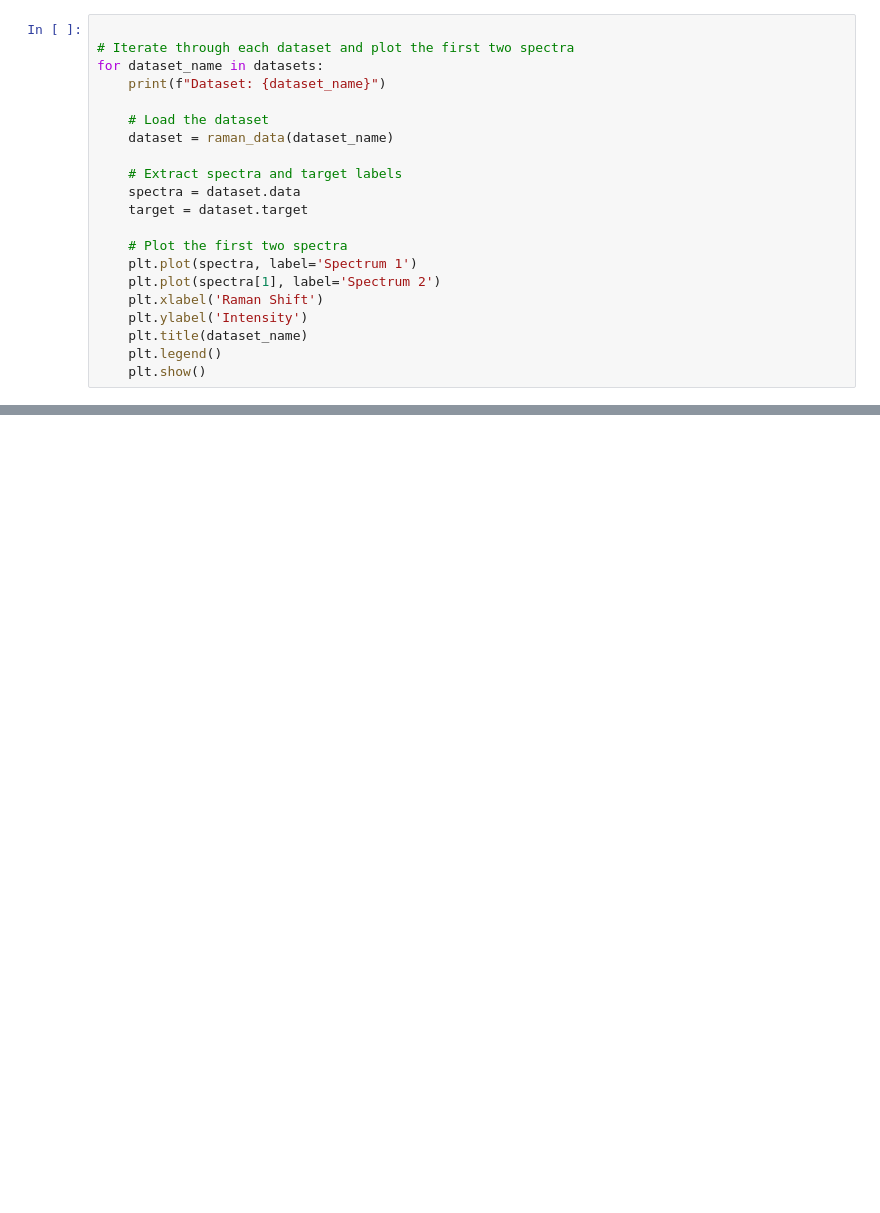
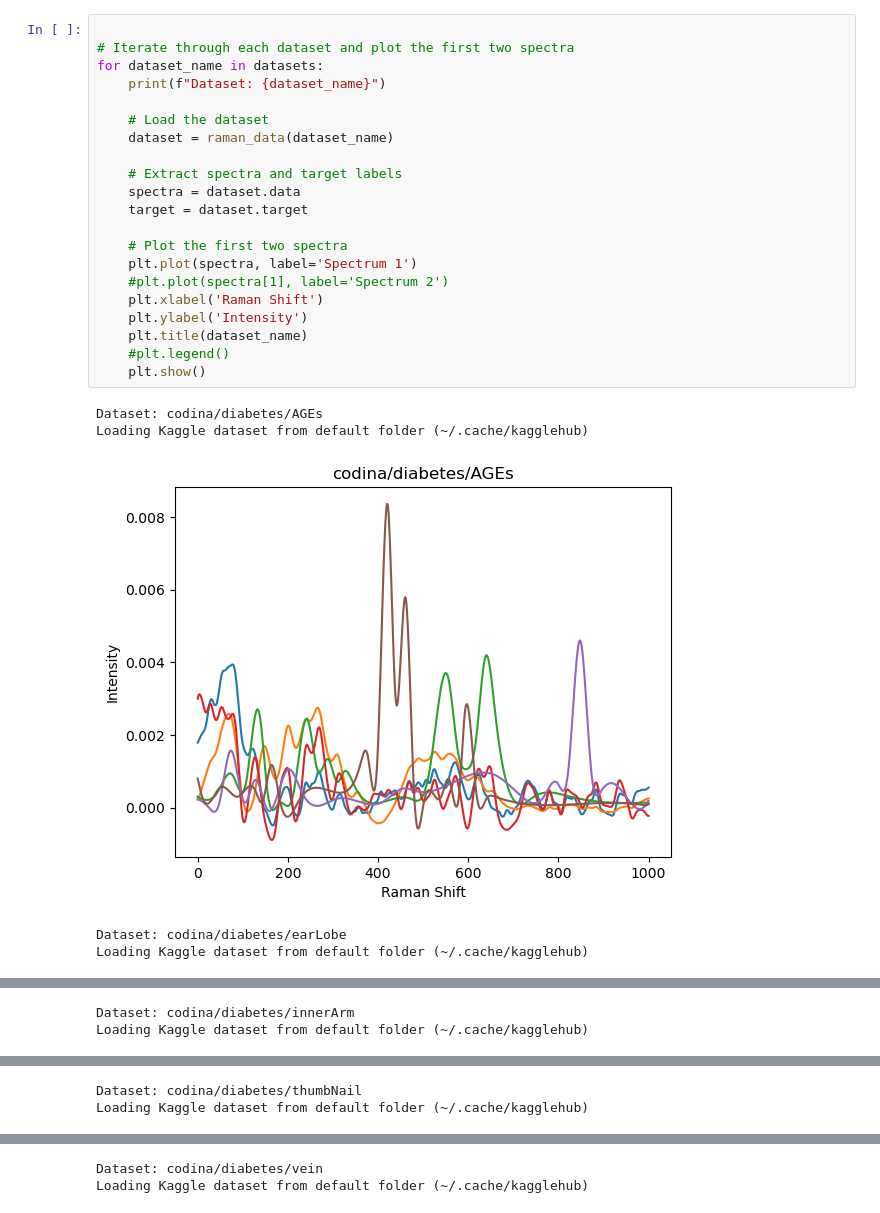
Before and after one commit to ml-lab-htw/raman_data, a Jupyter notebook: demo.ipynb, the cells around one changed output, grey strips where cells are left out. Saved outputs shown, nothing was run; the diff lists cells and outputs as text; blank space fills up the shorter version.

```diff
--- a/demo.ipynb
+++ b/demo.ipynb
@@ -12,21 +30,27 @@ datasets
 # %%
 
 # Iterate through each dataset and plot the first two spectra
 for dataset_name in datasets:
     print(f"Dataset: {dataset_name}")
 
     # Load the dataset
     dataset = raman_data(dataset_name)
 
     # Extract spectra and target labels
     spectra = dataset.data
     target = dataset.target
 
     # Plot the first two spectra
     plt.plot(spectra, label='Spectrum 1')
-    plt.plot(spectra[1], label='Spectrum 2')
+    #plt.plot(spectra[1], label='Spectrum 2')
     plt.xlabel('Raman Shift')
     plt.ylabel('Intensity')
     plt.title(dataset_name)
-    plt.legend()
+    #plt.legend()
     plt.show()
+# %% [output]
+Dataset: codina/diabetes/AGEs
+Loading Kaggle dataset from default folder (~/.cache/kagglehub)
+[figure, added]
+Dataset: codina/diabetes/earLobe
+Loading Kaggle dataset from default folder (~/.cache/kagglehub)
@@ -32,0 +58,2 @@ for dataset_name in datasets:
+Dataset: codina/diabetes/innerArm
+Loading Kaggle dataset from default folder (~/.cache/kagglehub)
@@ -32,0 +61,2 @@ for dataset_name in datasets:
+Dataset: codina/diabetes/thumbNail
+Loading Kaggle dataset from default folder (~/.cache/kagglehub)
@@ -32,0 +64,2 @@ for dataset_name in datasets:
+Dataset: codina/diabetes/vein
+Loading Kaggle dataset from default folder (~/.cache/kagglehub)
```
Also changed, not shown: parts of 3 cells of this notebook.
